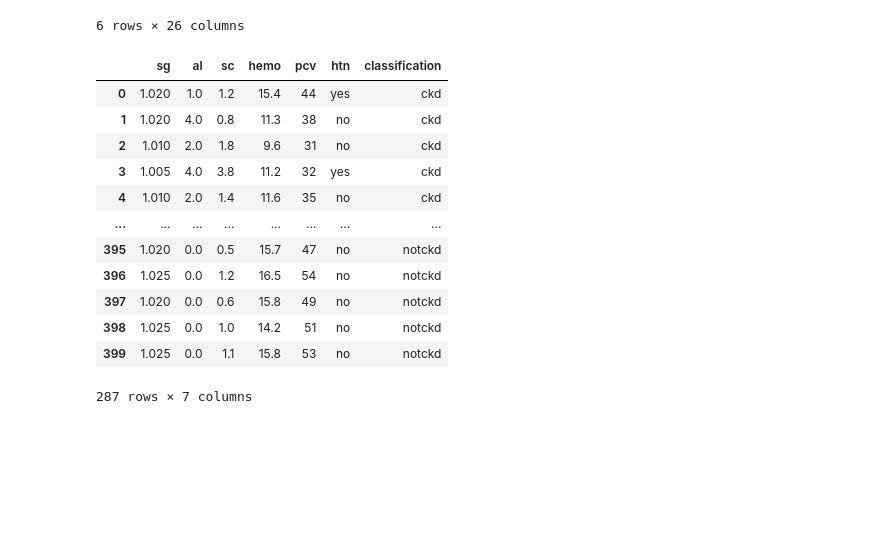
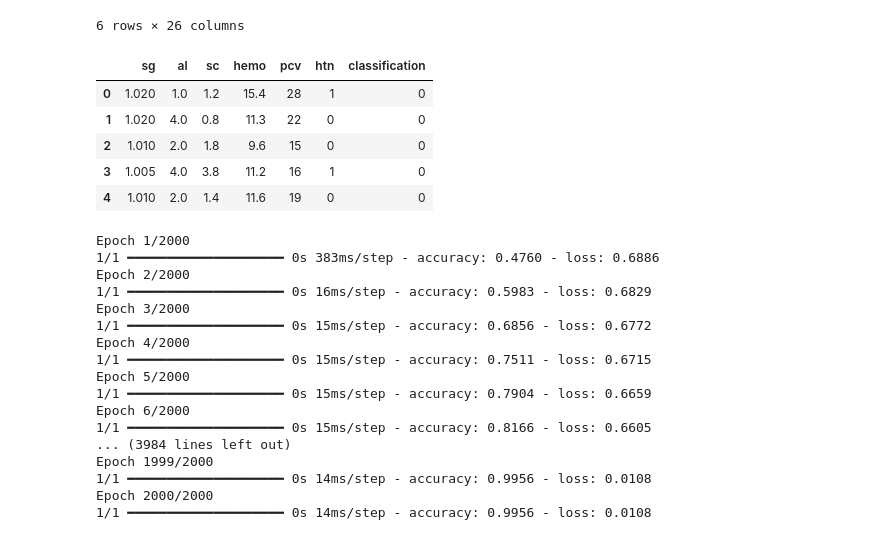
Before and after one commit to mdahmedanjarwala105/AI_Chronic_Kidney_Disease_Prediction, a Jupyter notebook: notebook/AI_ChatBot_Disease_Prediction.ipynb, the cells around one changed output. Drawn from its saved outputs; the diff is of its cells as text; code cells hidden in the pictures; blank space fills up the shorter version.

```diff
--- a/notebook/AI_ChatBot_Disease_Prediction.ipynb
+++ b/notebook/AI_ChatBot_Disease_Prediction.ipynb
@@ -42,18 +43,17 @@ columns_to_retain = [
 
 df = data.drop([col for col in data.columns if col not in columns_to_retain], axis=1)
 
-df.dropna(axis=0)
+df = df.dropna(axis=0)
-# %% [output]
-|  | sg | al | sc | hemo | pcv | htn | classification |
-| 0 | 1.020 | 1.0 | 1.2 | 15.4 | 44 | yes | ckd |
-| 1 | 1.020 | 4.0 | 0.8 | 11.3 | 38 | no | ckd |
-| 2 | 1.010 | 2.0 | 1.8 | 9.6 | 31 | no | ckd |
-| 3 | 1.005 | 4.0 | 3.8 | 11.2 | 32 | yes | ckd |
-| 4 | 1.010 | 2.0 | 1.4 | 11.6 | 35 | no | ckd |
-| ... | ... | ... | ... | ... | ... | ... | ... |
-| 395 | 1.020 | 0.0 | 0.5 | 15.7 | 47 | no | notckd |
-| 396 | 1.025 | 0.0 | 1.2 | 16.5 | 54 | no | notckd |
-| 397 | 1.020 | 0.0 | 0.6 | 15.8 | 49 | no | notckd |
-| 398 | 1.025 | 0.0 | 1.0 | 14.2 | 51 | no | notckd |
-| 399 | 1.025 | 0.0 | 1.1 | 15.8 | 53 | no | notckd |
-287 rows × 7 columns
+# %%
+for column in df.columns:
+    if not np.issubdtype(df[column].dtype, np.number):
+        df[column] = LabelEncoder().fit_transform(df[column])
+# %%
+df.head()
+# %% [output]
+|  | sg | al | sc | hemo | pcv | htn | classification |
+| 0 | 1.020 | 1.0 | 1.2 | 15.4 | 28 | 1 | 0 |
+| 1 | 1.020 | 4.0 | 0.8 | 11.3 | 22 | 0 | 0 |
+| 2 | 1.010 | 2.0 | 1.8 | 9.6 | 15 | 0 | 0 |
+| 3 | 1.005 | 4.0 | 3.8 | 11.2 | 16 | 1 | 0 |
+| 4 | 1.010 | 2.0 | 1.4 | 11.6 | 19 | 0 | 0 |
@@ -59,0 +81,20 @@ df.dropna(axis=0)
+# %%
+history = model.fit(x_train, y_train, epochs=2000, batch_size=x_train.shape[0])
+# %% [output]
+Epoch 1/2000
+1/1 ━━━━━━━━━━━━━━━━━━━━ 0s 383ms/step - accuracy: 0.4760 - loss: 0.6886
+Epoch 2/2000
+1/1 ━━━━━━━━━━━━━━━━━━━━ 0s 16ms/step - accuracy: 0.5983 - loss: 0.6829
+Epoch 3/2000
+1/1 ━━━━━━━━━━━━━━━━━━━━ 0s 15ms/step - accuracy: 0.6856 - loss: 0.6772
+Epoch 4/2000
+1/1 ━━━━━━━━━━━━━━━━━━━━ 0s 15ms/step - accuracy: 0.7511 - loss: 0.6715
+Epoch 5/2000
+1/1 ━━━━━━━━━━━━━━━━━━━━ 0s 15ms/step - accuracy: 0.7904 - loss: 0.6659
+Epoch 6/2000
+1/1 ━━━━━━━━━━━━━━━━━━━━ 0s 15ms/step - accuracy: 0.8166 - loss: 0.6605
+... (3984 lines left out)
+Epoch 1999/2000
+1/1 ━━━━━━━━━━━━━━━━━━━━ 0s 14ms/step - accuracy: 0.9956 - loss: 0.0108
+Epoch 2000/2000
+1/1 ━━━━━━━━━━━━━━━━━━━━ 0s 14ms/step - accuracy: 0.9956 - loss: 0.0108
```
Also changed, not shown: parts of 10 cells of this notebook, 1 other file.
